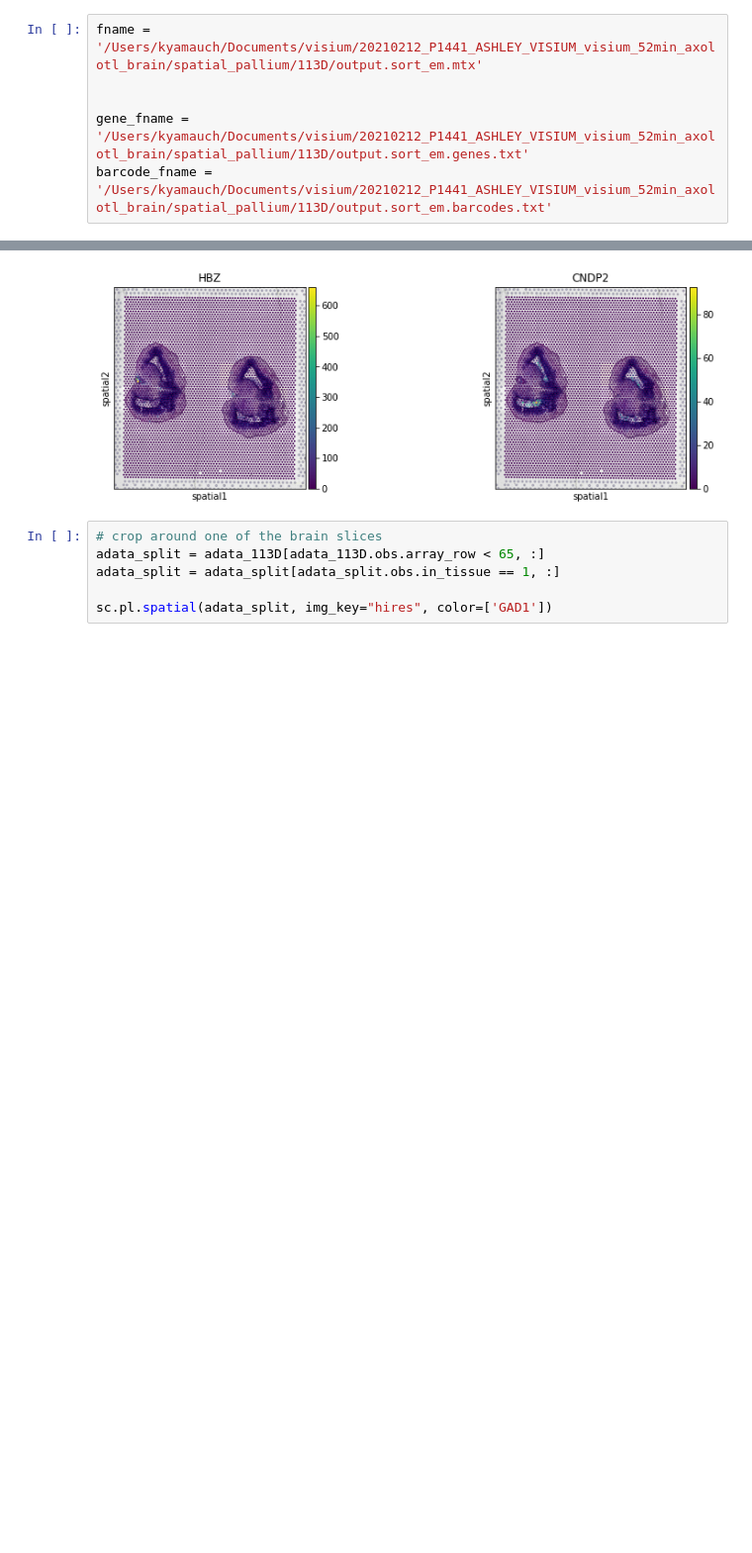
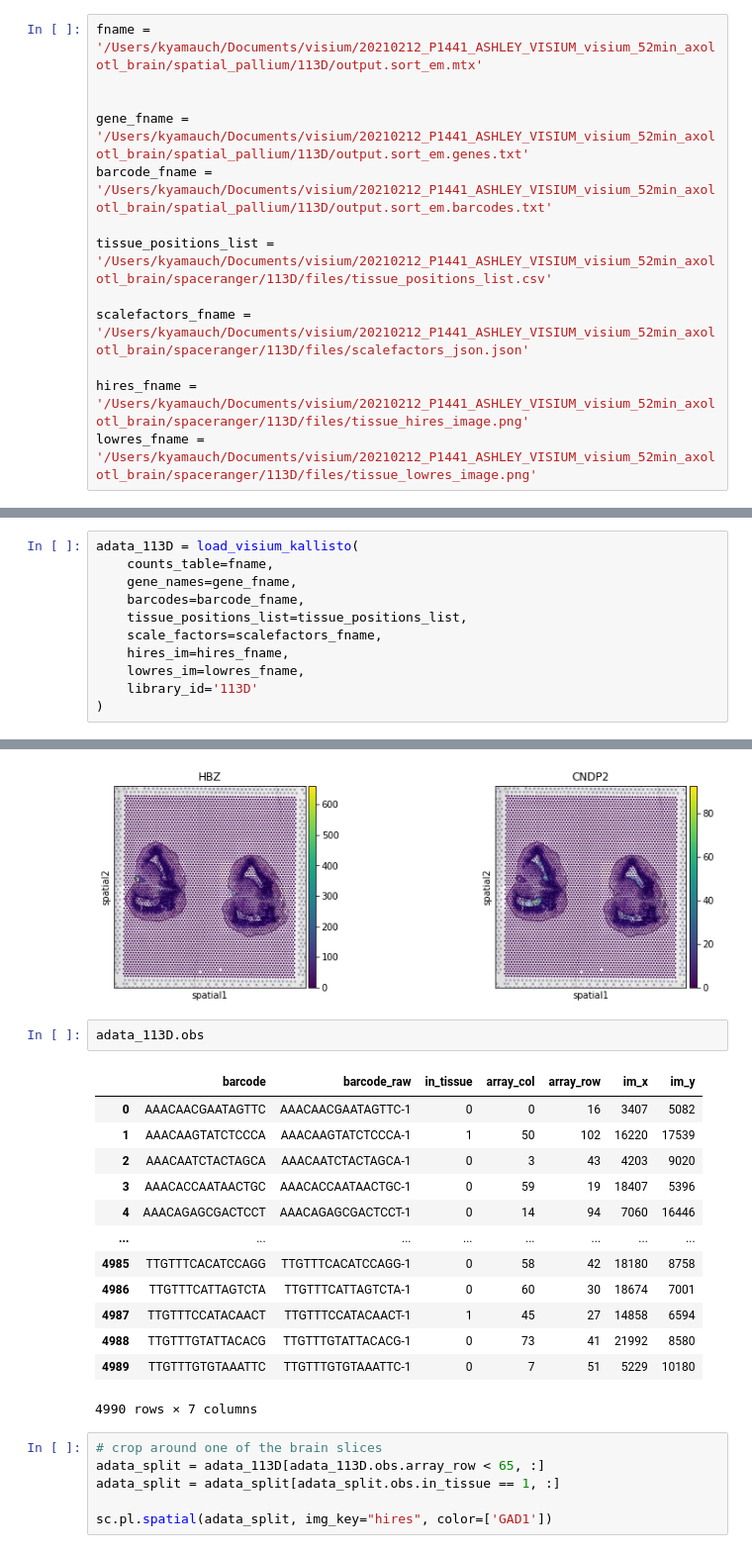
Before and after one commit to kevinyamauchi/spatial-utils, a Jupyter notebook: examples/load_visium_from_kallisto.ipynb, the cells around one changed output, grey strips where cells are left out. Shown at 99% size. Cells and saved outputs as stored; diff of their text form; blank space fills up the shorter version.

```diff
--- a/examples/load_visium_from_kallisto.ipynb
+++ b/examples/load_visium_from_kallisto.ipynb
@@ -17,3 +16,10 @@ fname = '/Users/kyamauch/Documents/visium/20210212_P1441_ASHLEY_VISIUM_visium_52
 
 gene_fname = '/Users/kyamauch/Documents/visium/20210212_P1441_ASHLEY_VISIUM_visium_52min_axolotl_brain/spatial_pallium/113D/output.sort_em.genes.txt'
 barcode_fname = '/Users/kyamauch/Documents/visium/20210212_P1441_ASHLEY_VISIUM_visium_52min_axolotl_brain/spatial_pallium/113D/output.sort_em.barcodes.txt'
+
+tissue_positions_list = '/Users/kyamauch/Documents/visium/20210212_P1441_ASHLEY_VISIUM_visium_52min_axolotl_brain/spaceranger/113D/files/tissue_positions_list.csv'
+
+scalefactors_fname = '/Users/kyamauch/Documents/visium/20210212_P1441_ASHLEY_VISIUM_visium_52min_axolotl_brain/spaceranger/113D/files/scalefactors_json.json'
+
+hires_fname = '/Users/kyamauch/Documents/visium/20210212_P1441_ASHLEY_VISIUM_visium_52min_axolotl_brain/spaceranger/113D/files/tissue_hires_image.png'
+lowres_fname = '/Users/kyamauch/Documents/visium/20210212_P1441_ASHLEY_VISIUM_visium_52min_axolotl_brain/spaceranger/113D/files/tissue_lowres_image.png'
@@ -110,7 +26,34 @@ adata_113D.var_names = genes
+# %%
+adata_113D = load_visium_kallisto(
+    counts_table=fname,
+    gene_names=gene_fname,
+    barcodes=barcode_fname,
+    tissue_positions_list=tissue_positions_list,
+    scale_factors=scalefactors_fname,
+    hires_im=hires_fname,
+    lowres_im=lowres_fname,
+    library_id='113D'
+)
 # %%
 sc.pl.spatial(adata_113D, img_key="hires", color=['HBZ', 'CNDP2'])
 # %% [output]
 [figure]
+# %%
+adata_113D.obs
+# %% [output]
+|  | barcode | barcode_raw | in_tissue | array_col | array_row | im_x | im_y |
+| 0 | AAACAACGAATAGTTC | AAACAACGAATAGTTC-1 | 0 | 0 | 16 | 3407 | 5082 |
+| 1 | AAACAAGTATCTCCCA | AAACAAGTATCTCCCA-1 | 1 | 50 | 102 | 16220 | 17539 |
+| 2 | AAACAATCTACTAGCA | AAACAATCTACTAGCA-1 | 0 | 3 | 43 | 4203 | 9020 |
+| 3 | AAACACCAATAACTGC | AAACACCAATAACTGC-1 | 0 | 59 | 19 | 18407 | 5396 |
+| 4 | AAACAGAGCGACTCCT | AAACAGAGCGACTCCT-1 | 0 | 14 | 94 | 7060 | 16446 |
+| ... | ... | ... | ... | ... | ... | ... | ... |
+| 4985 | TTGTTTCACATCCAGG | TTGTTTCACATCCAGG-1 | 0 | 58 | 42 | 18180 | 8758 |
+| 4986 | TTGTTTCATTAGTCTA | TTGTTTCATTAGTCTA-1 | 0 | 60 | 30 | 18674 | 7001 |
+| 4987 | TTGTTTCCATACAACT | TTGTTTCCATACAACT-1 | 1 | 45 | 27 | 14858 | 6594 |
+| 4988 | TTGTTTGTATTACACG | TTGTTTGTATTACACG-1 | 0 | 73 | 41 | 21992 | 8580 |
+| 4989 | TTGTTTGTGTAAATTC | TTGTTTGTGTAAATTC-1 | 0 | 7 | 51 | 5229 | 10180 |
+4990 rows × 7 columns
 # %%
 # crop around one of the brain slices
 adata_split = adata_113D[adata_113D.obs.array_row < 65, :]
```
Also changed, not shown: parts of 17 cells of this notebook.
